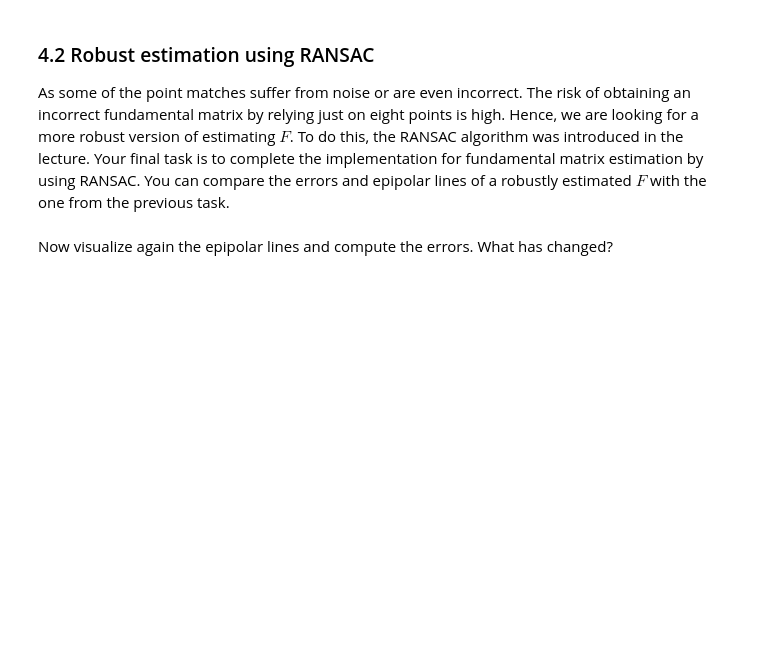
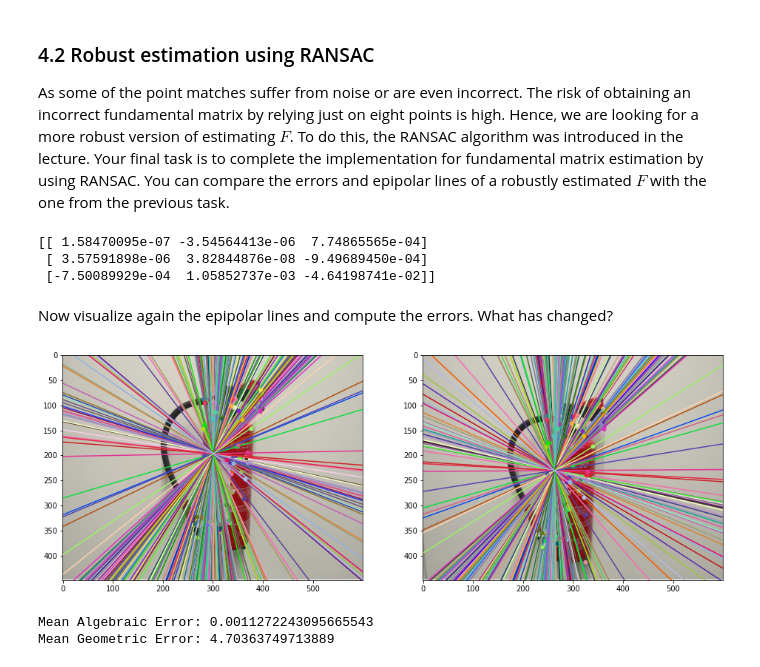
Before and after one commit to mrokuss/3dcv-students, a Jupyter notebook: 4.0-tl-fundamental-matrix.ipynb, the cells around one changed output. Drawn from its saved outputs; the diff is of its cells as text; code cells hidden in the pictures; blank space fills up the shorter version.

```diff
--- a/4.0-tl-fundamental-matrix.ipynb
+++ b/4.0-tl-fundamental-matrix.ipynb
@@ -202,6 +248,7 @@ Mean Geometric Error: 22.604040476932468
 ### 4.2 Robust estimation using RANSAC
 As some of the point matches suffer from noise or are even incorrect. The risk of obtaining an incorrect fundamental matrix by relying just on eight points is high. Hence, we are looking for a more robust version of estimating $F$. To do this, the RANSAC algorithm was introduced in the lecture. Your final task is to complete the implementation for fundamental matrix estimation by using RANSAC. You can compare the errors and epipolar lines of a robustly estimated $F$ with the one from the previous task.
 # %%
+@jit
 def find_fundamental_ransac(keypoints1, keypoints2, num_samples=8, threshold=0.01, iterations=1000, min_inliers=30):
     """
     Optimizes fundamental matrix parameters using RANSAC algorithm
@@ -218,4 +265,32 @@ def find_fundamental_ransac(keypoints1, keypoints2, num_samples=8, threshold=0.0
 
     """
 
-    return F, inlier_mask
+    min_error   = np.inf
+    F_ret       = None
+    inliers_ret = None
+
+    for i in range(iterations):
+
+        indices = np.random.choice(keypoints1.shape[0], num_samples, replace=False)
+        selected_k1 = keypoints1[indices]
+        selected_k2 = keypoints2[indices]
+
+        F = find_fundamental_svd(selected_k1, selected_k2)
+
+        errors = np.array(geometric_error(keypoints1, keypoints2, F))
+
+        inliers = errors < threshold
+        errors = errors[inliers]
+        if errors.size > min_inliers:
+
+            mean_error = np.mean(errors)
+
+            if mean_error < min_error:
+                min_error   = mean_error
+                F_ret       = F
+                inliers_ret = inliers
+
+    # print(inliers_ret)
+    # print()
+
+    return F_ret, inliers_ret
@@ -224,2 +297,22 @@ F, inliers = find_fundamental_ransac(...)
+# %%
+F, inliers = find_fundamental_ransac(keypoints1, keypoints2, iterations=100000, threshold=4, min_inliers=30)
+print(F)
+# %% [output]
+[[ 1.58470095e-07 -3.54564413e-06  7.74865565e-04]
+ [ 3.57591898e-06  3.82844876e-08 -9.49689450e-04]
+ [-7.50089929e-04  1.05852737e-03 -4.64198741e-02]]
 # %% [markdown]
 Now visualize again the epipolar lines and compute the errors. What has changed?
+# %%
+visualize_epipolar_lines(view1, view2, keypoints1, keypoints2, F)
+alg_error = np.mean(algebraic_error(keypoints1, keypoints2, F))
+geo_error = np.mean(geometric_error(keypoints1, keypoints2, F))
+
+# Observation: Algebraic error is quite low
+# Observation: Geometric error is too high, however
+print(f'Mean Algebraic Error: {alg_error}')
+print(f'Mean Geometric Error: {geo_error}')
+# %% [output]
+[figure, added]
+Mean Algebraic Error: 0.0011272243095665543
+Mean Geometric Error: 4.70363749713889
```
Also changed, not shown: parts of 9 cells of this notebook.
